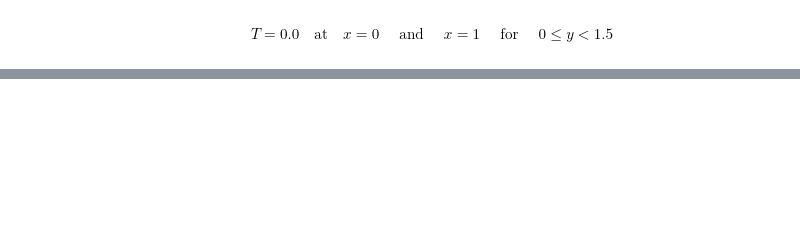
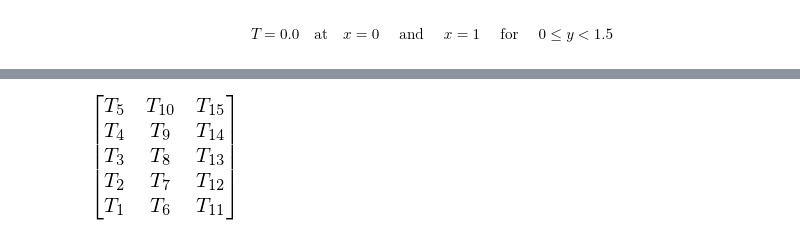
Before and after one commit to lrhgit/tkt4140, a Jupyter notebook: src/src-ch7/Laplace.ipynb, the cells around one changed output, grey strips where cells are left out. Drawn from its saved outputs; the diff is of its cells as text; code cells hidden in the pictures; blank space fills up the shorter version.

```diff
--- a/src/src-ch7/Laplace.ipynb
+++ b/src/src-ch7/Laplace.ipynb
@@ -136,9 +135,11 @@ sp.Matrix(ny + 2, nx + 2, indice)
 # %%
-def TPoints(i, j):
+def T_interior_vector(i, j):
     n = j*ny + (ny-i)
     expr = 'T' + str(n)
     expr = sp.symbols(expr)
     return expr
 
-Points = sp.Matrix(ny, nx, TPoints)
-Points
+T_vertical = sp.Matrix(ny, nx, T_interior_vector)
+T_vertical
+# %% [output]
+[figure, added]
```
Also changed, not shown: parts of 17 cells of this notebook.
